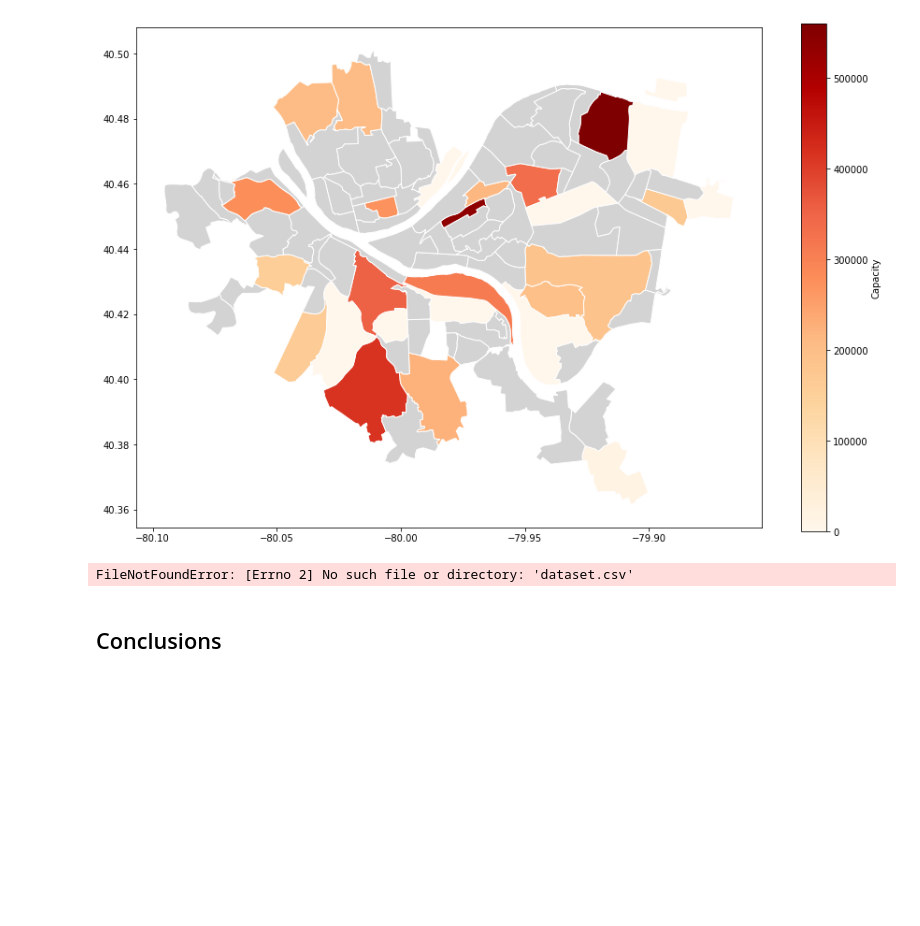
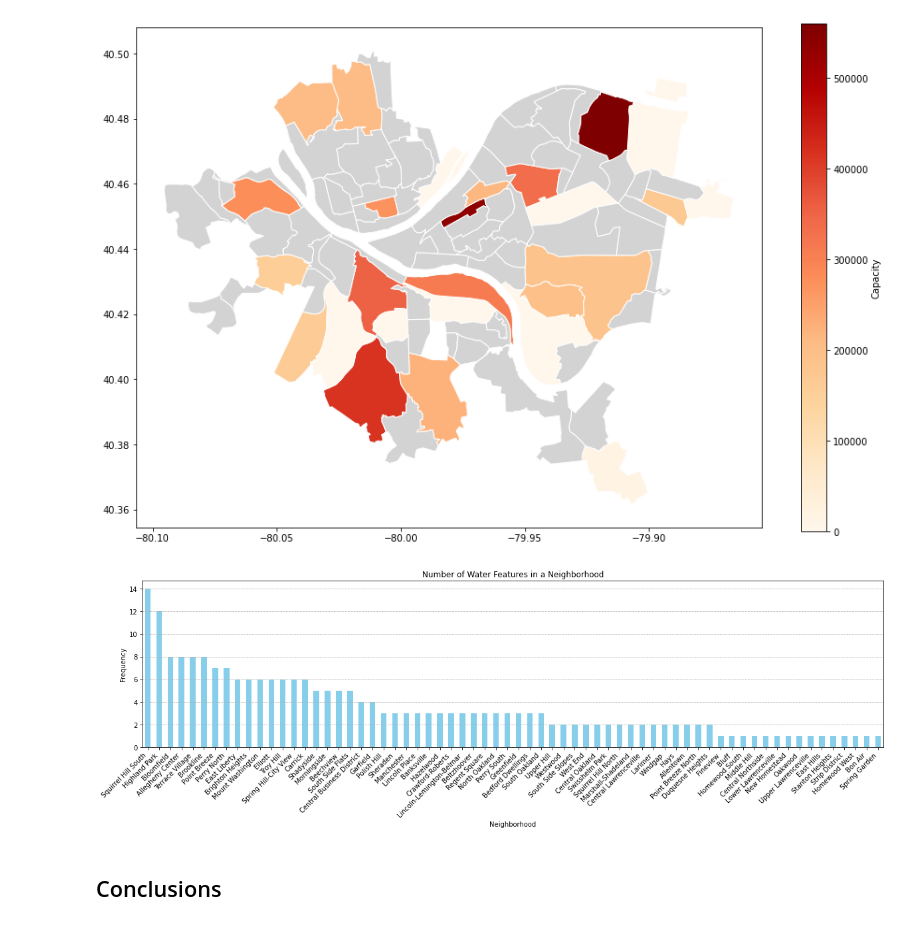
Before and after one commit to remysedlak/0010-final, a Jupyter notebook: presentation.ipynb, the cells around one changed output. Drawn from its saved outputs; the diff is of its cells as text; code cells hidden in the pictures; blank space fills up the shorter version.

```diff
--- a/presentation.ipynb
+++ b/presentation.ipynb
@@ -50,25 +50,26 @@ pools_map.plot(column= 'capacity', cmap='OrRd', edgecolor="white", legend=True,
 [figure]
 # %%
 import pandas as pd
-import geopandas
 import matplotlib.pyplot as plt
-df = pd.read_csv('dataset.csv')
 
+# Load the dataset from the URL into a DataFrame
+df = pd.read_csv('https://data.wprdc.org/datastore/dump/513290a6-2bac-4e41-8029-354cbda6a7b7')
 
+# Count occurrences of each neighborhood
 neighborhood_counts = df['neighborhood'].value_counts()
 
 # Plotting
-plt.figure(figsize=(20, 6))  # Increase the figure width for better spacing
-neighborhood_counts.plot(kind='bar', color='skyblue')
-plt.title('Number of Times Each Row Corresponds to a Neighborhood')
-plt.xlabel('Neighborhood')
-plt.ylabel('Frequency')
+plt.figure(figsize=(20, 6))  # Set the figure size for better spacing
+neighborhood_counts.plot(kind='bar', color='skyblue')  # Create a bar plot
+plt.title('Number of Water Features in a Neighborhood')  # Set the title of the plot
+plt.xlabel('Neighborhood')  # Set the label for the x-axis
+plt.ylabel('Frequency')  # Set the label for the y-axis
 plt.xticks(rotation=45, ha='right')  # Rotate labels and adjust alignment
-plt.subplots_adjust(bottom=0.3)  # Adjust bottom margin to increase space
-plt.grid(axis='y', linestyle='--', alpha=0.9)
-plt.show()
+plt.subplots_adjust(bottom=0.3)  # Adjust bottom margin to increase space between x-axis labels and the bottom of the plot
+plt.grid(axis='y', linestyle='--', alpha=0.9)  # Add gridlines for better readability
+plt.show()  # Show the plot
 # %% [output]
-FileNotFoundError: [Errno 2] No such file or directory: 'dataset.csv'
+[figure, added]
 # %% [markdown]
 ## Conclusions
 # %% [markdown]
```
Also changed, not shown: parts of 1 cell of this notebook.
